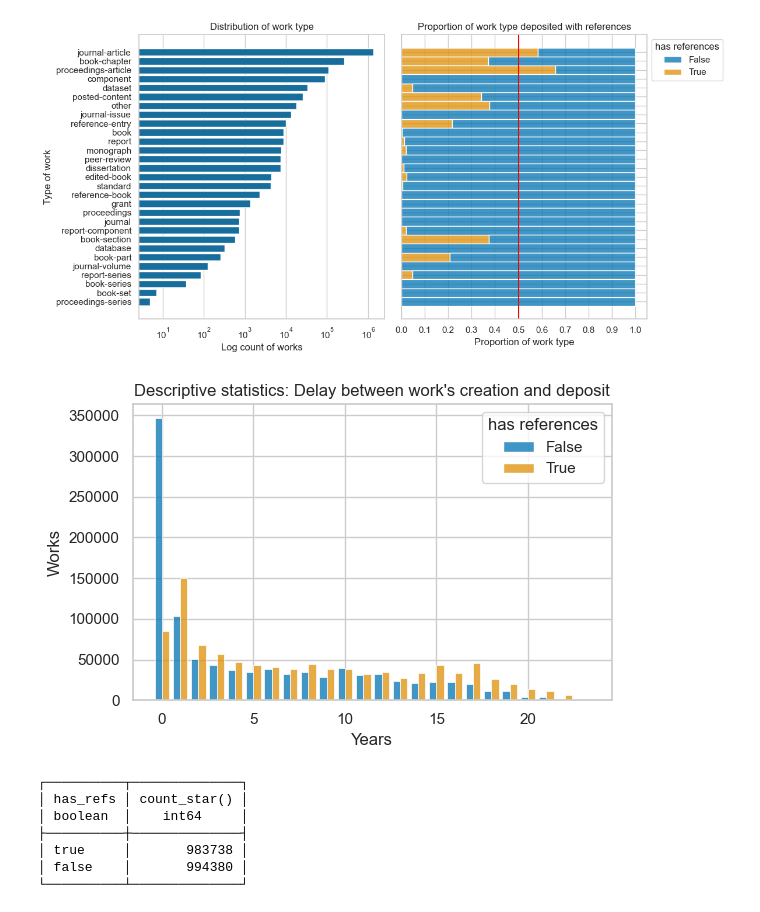
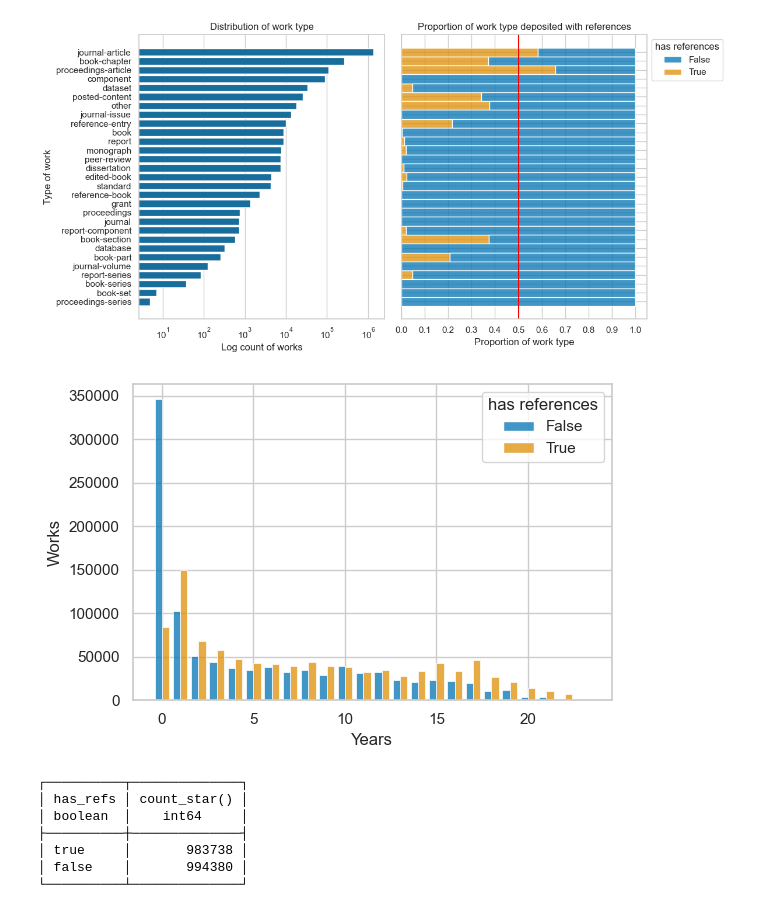
Before and after one commit to kat-kel/jubilant-barnacle, a Jupyter notebook: notebook.ipynb, the cells around one changed output. Cells and saved outputs as stored; diff of their text form; code cells hidden in the pictures.

```diff
--- a/notebook.ipynb
+++ b/notebook.ipynb
@@ -135,24 +142,24 @@ fig.savefig("vis/sample_work_type_distribution.png")
 # %%
 fig, (ax) = plt.subplots(1,1, figsize = (6,4), sharex=True, sharey="row")
 
 df = conn.table("works").select('has_refs as "has references", ceil(deposit_delay_days/365) as delay').df()
 
 sns.histplot(
     ax=ax,
     data=df,
     x="delay",
     discrete=True,
     hue="has references",
     shrink=.8,
     multiple="dodge"
-).set_title("Descriptive statistics: Delay between work's creation and deposit")
+)#.set_title("Delay between work's creation and deposit")
 ax.set_xlabel("Years")
 ax.set_ylabel("Works")
 
 plt.tight_layout()
 fig.savefig("vis/sample_deposit_delay_per_has_refs.png")
 # %% [output]
-[figure, old version]
+[figure, new version]
 # %%
 conn.table("works").select('has_refs, ceil(deposit_delay_days/365) as delay').aggregate('has_refs, count(*)')
 # %% [output]
```
Also changed, not shown: parts of 14 cells of this notebook, 6 other files.
